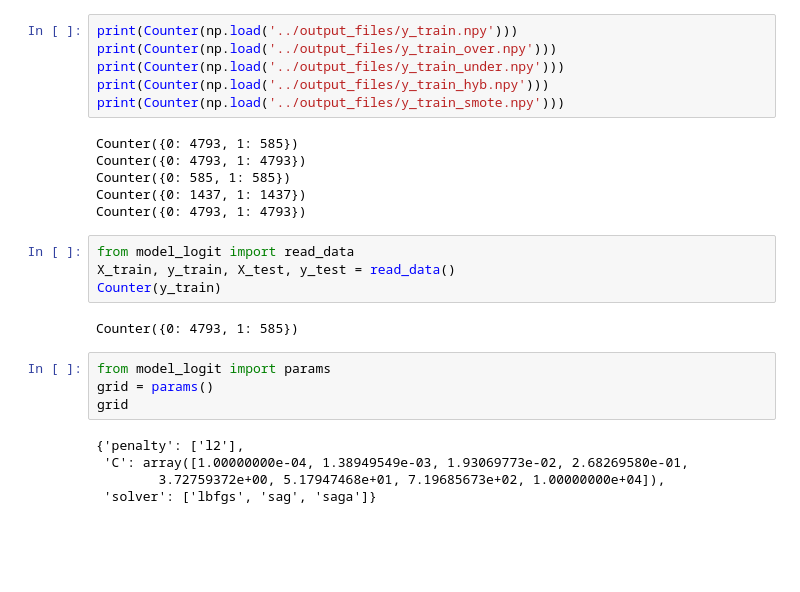
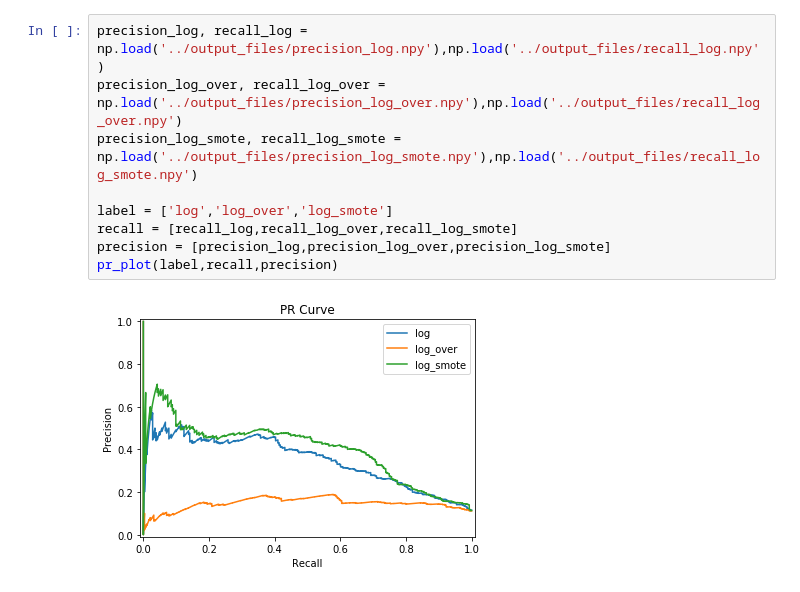
Before and after one commit to KoralleB/CA_Vehicle, a Jupyter notebook: notebook/ModelPlots.ipynb, the cells around one changed output. Drawn from its saved outputs; the diff is of its cells as text; blank space fills up the shorter version.

Commit message:
model notebook

```diff
--- a/notebook/ModelPlots.ipynb
+++ b/notebook/ModelPlots.ipynb
@@ -26,27 +35,11 @@ split_data()
 # %%
-print(Counter(np.load('../output_files/y_train.npy')))
-print(Counter(np.load('../output_files/y_train_over.npy')))
-print(Counter(np.load('../output_files/y_train_under.npy')))
-print(Counter(np.load('../output_files/y_train_hyb.npy')))
-print(Counter(np.load('../output_files/y_train_smote.npy')))
+precision_log, recall_log = np.load('../output_files/precision_log.npy'),np.load('../output_files/recall_log.npy')
+precision_log_over, recall_log_over = np.load('../output_files/precision_log_over.npy'),np.load('../output_files/recall_log_over.npy')
+precision_log_smote, recall_log_smote = np.load('../output_files/precision_log_smote.npy'),np.load('../output_files/recall_log_smote.npy')
+
+label = ['log','log_over','log_smote']
+recall = [recall_log,recall_log_over,recall_log_smote]
+precision = [precision_log,precision_log_over,precision_log_smote]
+pr_plot(label,recall,precision)
 # %% [output]
-Counter({0: 4793, 1: 585})
-Counter({0: 4793, 1: 4793})
-Counter({0: 585, 1: 585})
-Counter({0: 1437, 1: 1437})
-Counter({0: 4793, 1: 4793})
+[figure, added]
-# %%
-from model_logit import read_data
-X_train, y_train, X_test, y_test = read_data()
-Counter(y_train)
-# %% [output]
-Counter({0: 4793, 1: 585})
-# %%
-from model_logit import params
-grid = params()
-grid
-# %% [output]
-{'penalty': ['l2'],
- 'C': array([1.00000000e-04, 1.38949549e-03, 1.93069773e-02, 2.68269580e-01,
-        3.72759372e+00, 5.17947468e+01, 7.19685673e+02, 1.00000000e+04]),
- 'solver': ['lbfgs', 'sag', 'saga']}
```
Also changed, not shown: parts of 29 cells of this notebook, 1 other file.
